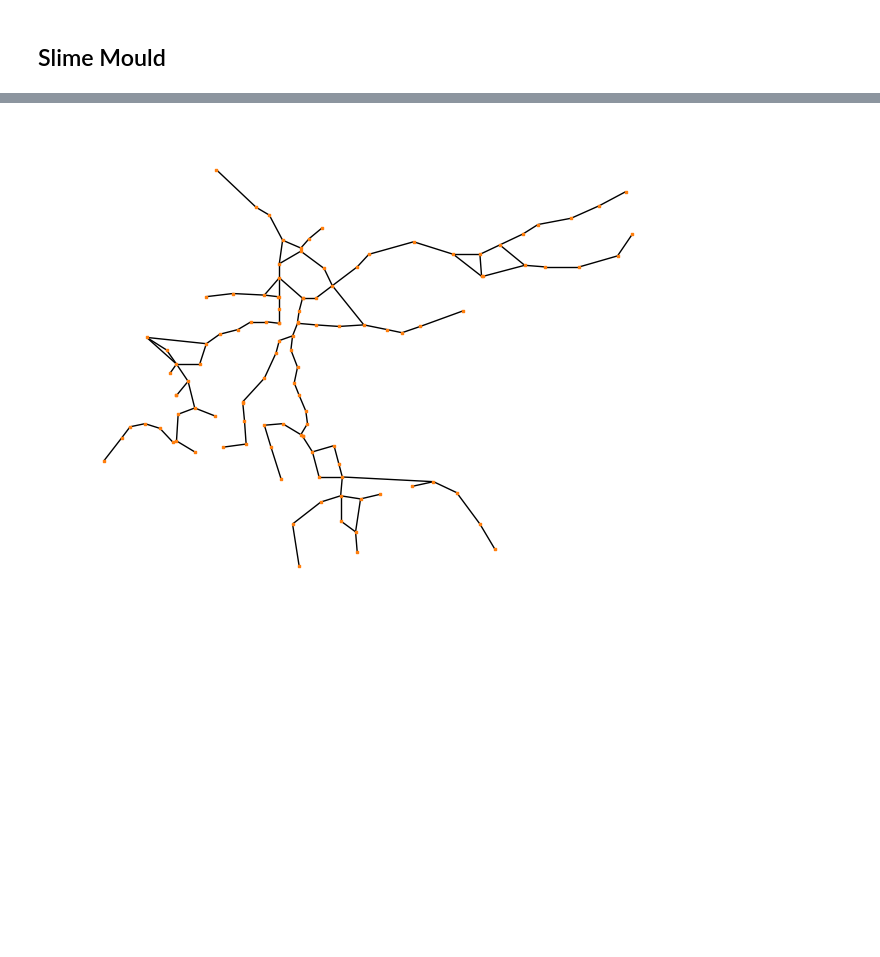
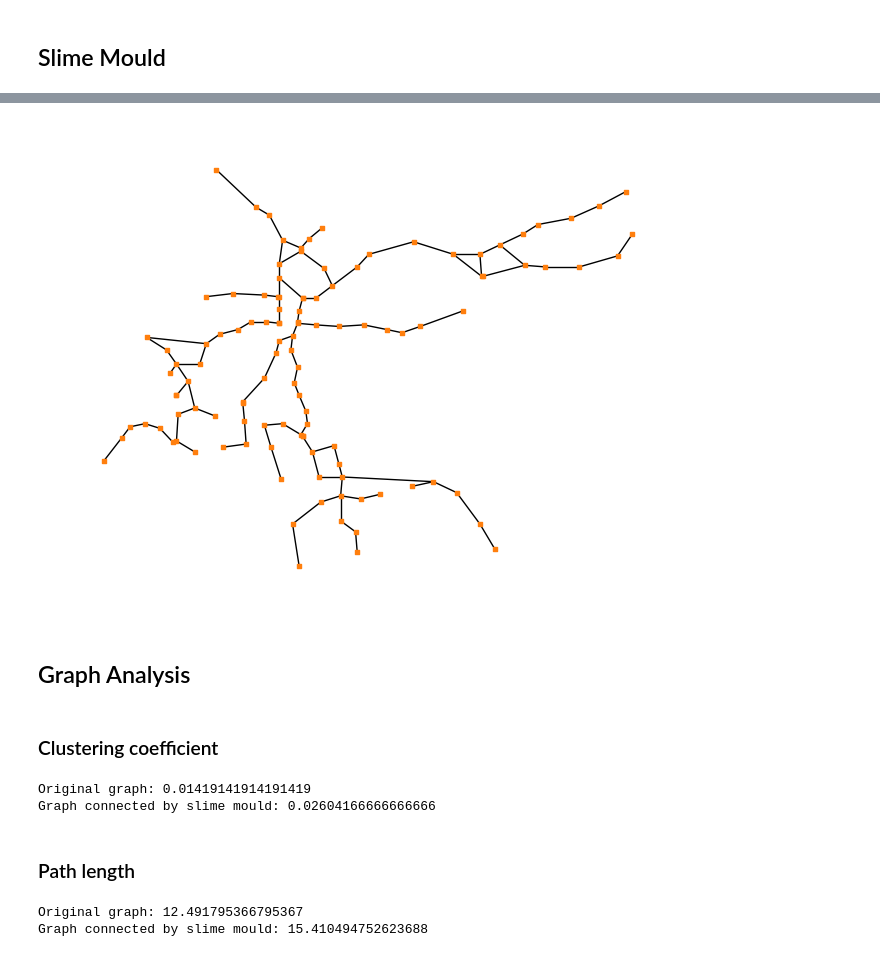
Before and after one commit to MoeBuTa/SlimeMould, a Jupyter notebook: slime.ipynb, the cells around one changed output, grey strips where cells are left out. Cells and saved outputs as stored; diff of their text form; code cells hidden in the pictures; blank space fills up the shorter version.

```diff
--- a/slime.ipynb
+++ b/slime.ipynb
@@ -122,8 +126,26 @@ plt.show()
 # %%
 nx.draw(city.food_graph, city.food_positions,
         node_color='C1',
         node_shape='s',
-        node_size=2,
+        node_size=12,
         with_labels=False)
 # %% [output]
-[figure, old version]
+[figure, new version]
+# %% [markdown]
+## Graph Analysis
+# %% [markdown]
+### Clustering coefficient
+# %%
+print('Original graph: '+str(utils.clustering_coefficient(G)))
+print('Graph connected by slime mould: '+str(utils.clustering_coefficient(city.food_graph)))
+# %% [output]
+Original graph: 0.01419141914191419
+Graph connected by slime mould: 0.02604166666666666
+# %% [markdown]
+### Path length
+# %%
+print('Original graph: '+str(utils.characteristic_path_length(G)))
+print('Graph connected by slime mould: '+str(utils.characteristic_path_length(city.food_graph)))
+# %% [output]
+Original graph: 12.491795366795367
+Graph connected by slime mould: 15.410494752623688
```
Also changed, not shown: parts of 16 cells of this notebook, 19 other files.
